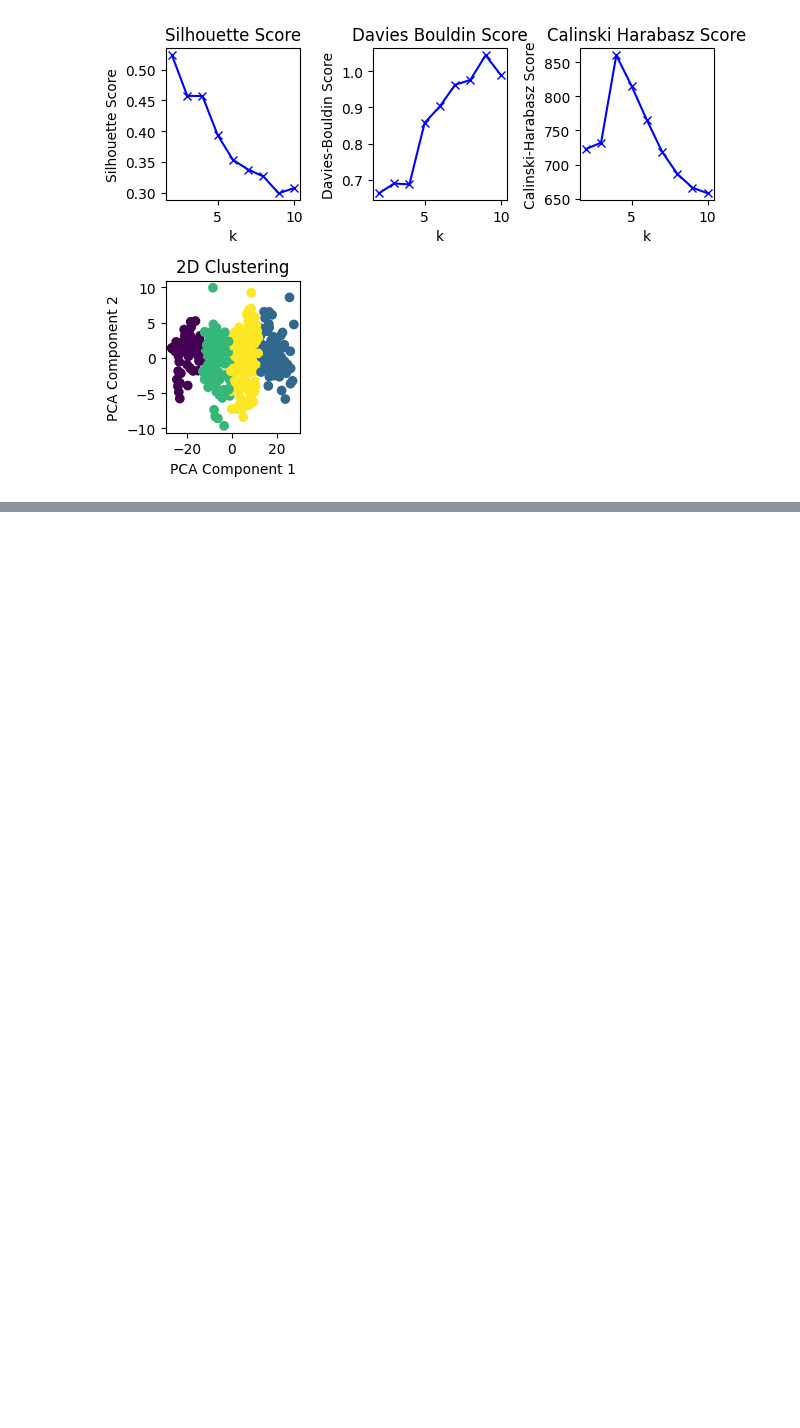
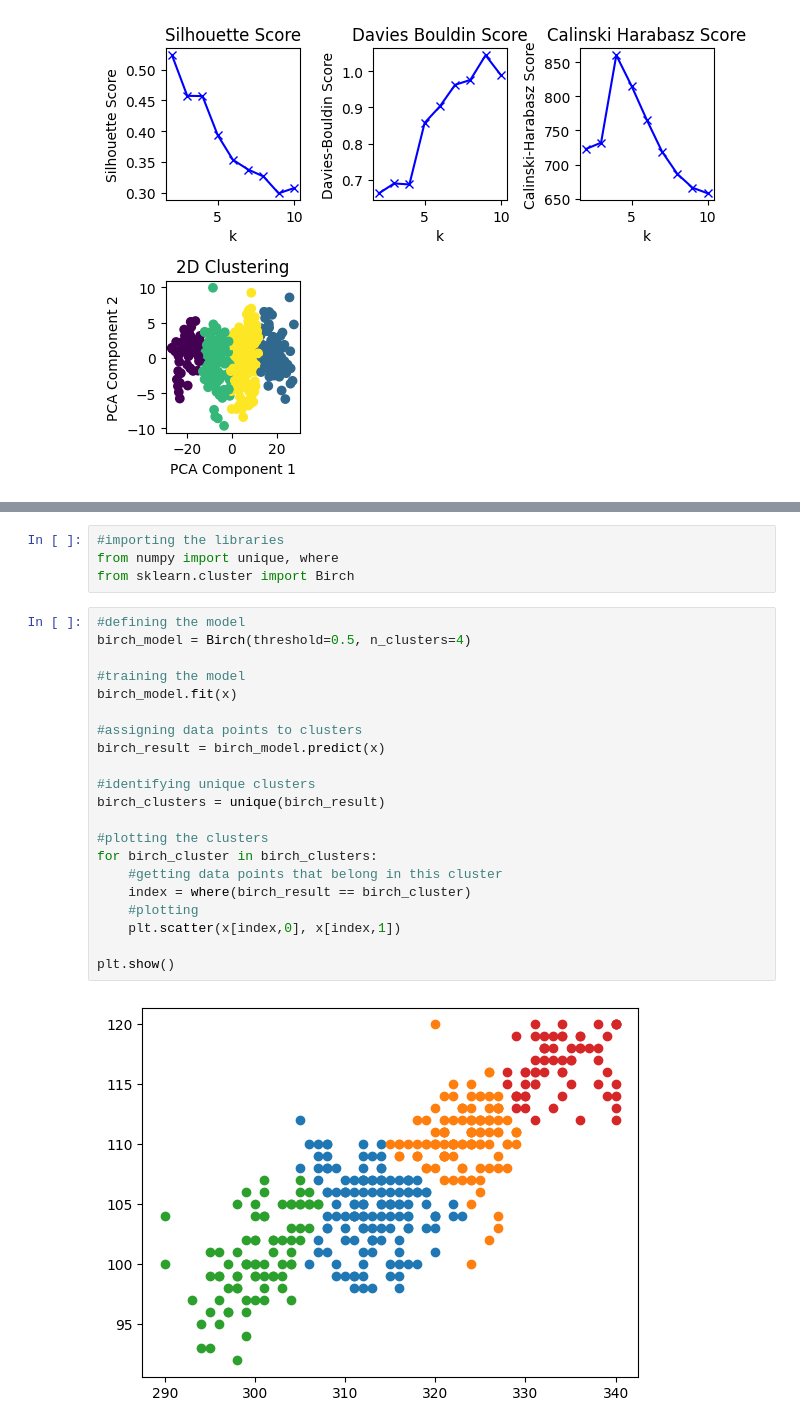
Before and after one commit to Murega14/universit_admissions_prediction, a Jupyter notebook: index.ipynb, the cells around one changed output, grey strips where cells are left out. Saved outputs shown, nothing was run; the diff lists cells and outputs as text; blank space fills up the shorter version.

```diff
--- a/index.ipynb
+++ b/index.ipynb
@@ -273,0 +316,27 @@ From the charts above we can observe that 5
+# %%
+#importing the libraries
+from numpy import unique, where
+from sklearn.cluster import Birch
+# %%
+#defining the model
+birch_model = Birch(threshold=0.5, n_clusters=4)
+
+#training the model
+birch_model.fit(x)
+
+#assigning data points to clusters
+birch_result = birch_model.predict(x)
+
+#identifying unique clusters
+birch_clusters = unique(birch_result)
+
+#plotting the clusters
+for birch_cluster in birch_clusters:
+    #getting data points that belong in this cluster
+    index = where(birch_result == birch_cluster)
+    #plotting
+    plt.scatter(x[index,0], x[index,1])
+
+plt.show()
+# %% [output]
+[figure, added]
```
Also changed, not shown: parts of 7 cells of this notebook.
